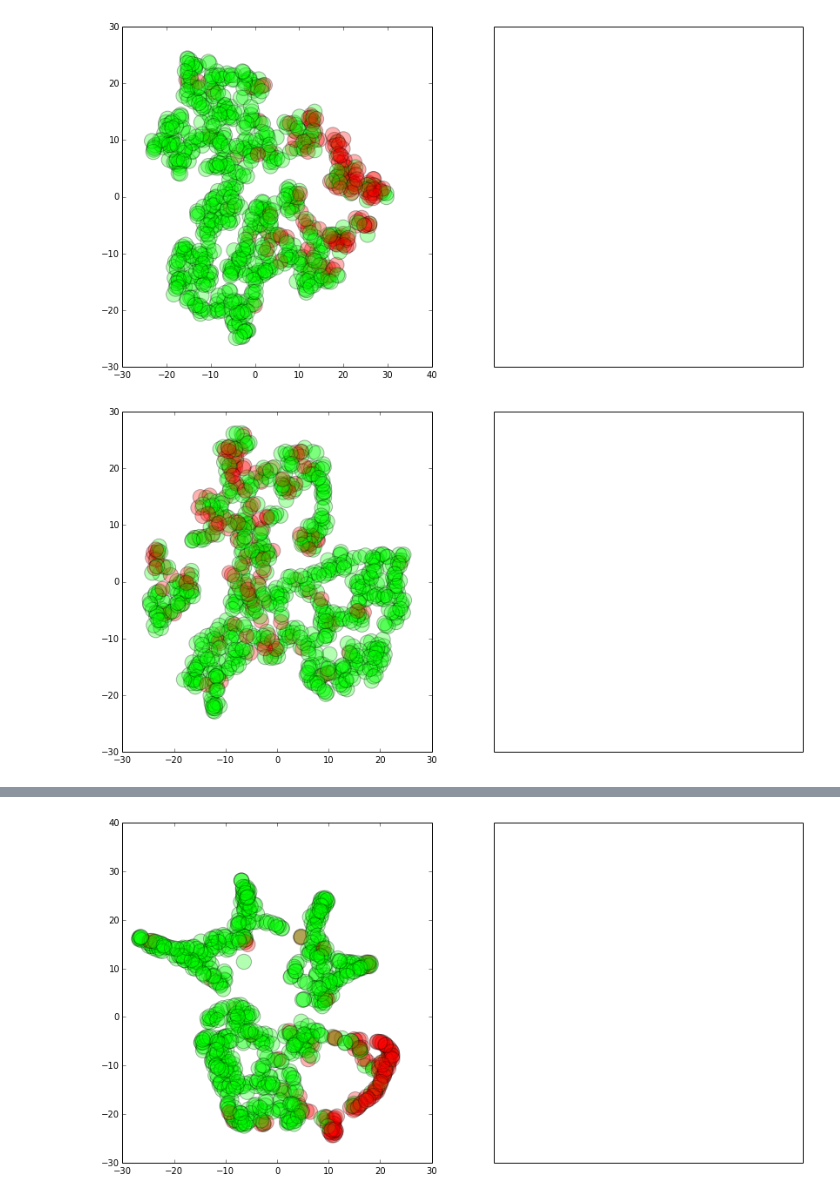
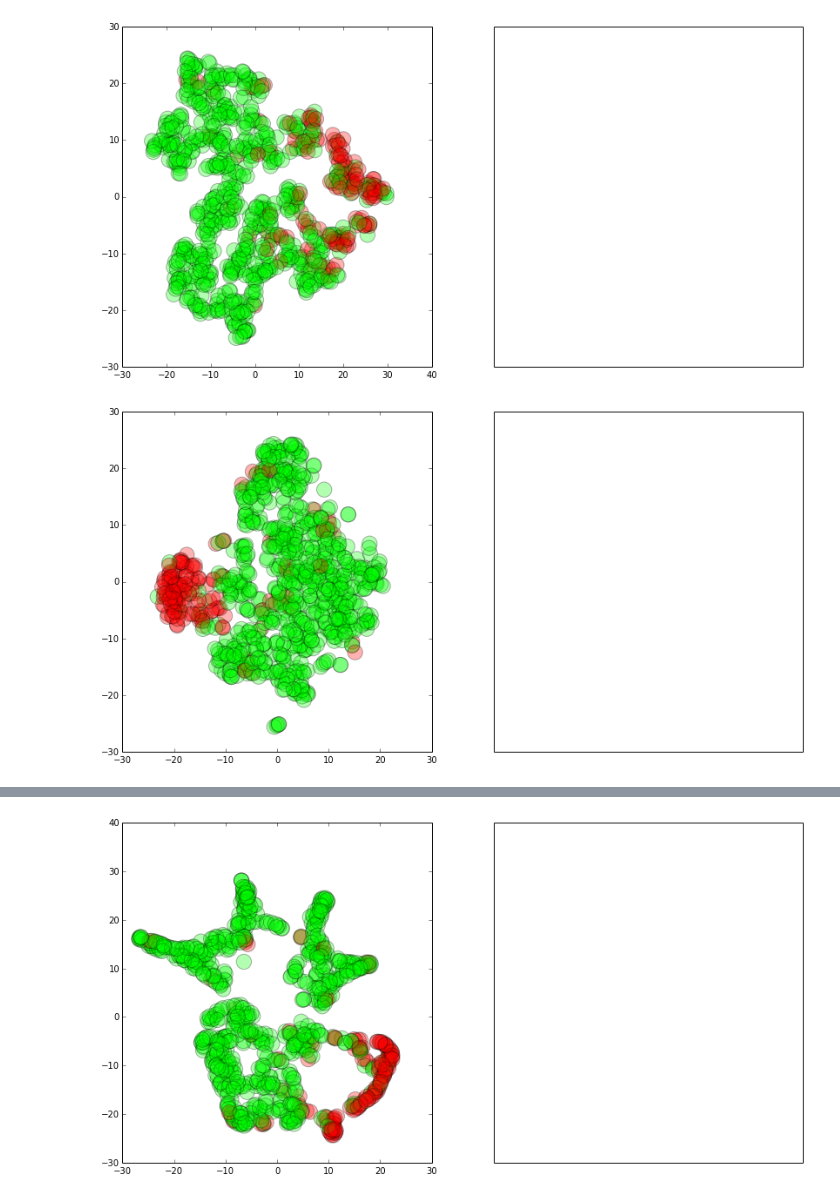
Before and after one commit to jkcn90/kaggle_galaxy_zoo, a Jupyter notebook: Plotting.ipynb, the cells around one changed output, grey strips where cells are left out. Saved outputs shown, nothing was run; the diff lists cells and outputs as text; code cells hidden in the pictures.

```diff
--- a/Plotting.ipynb
+++ b/Plotting.ipynb
@@ -21,10 +21,10 @@ plot_projection(X_random, y)
 # %% [output]
 [figure]
 # %%
-X_pca = decomposition.PCA(n_components=2, whiten=True).fit_transform(X)
+X_pca = decomposition.PCA(n_components=6, whiten=True).fit_transform(X)
 plot_projection(X_pca, y)
 # %% [output]
-[figure, old version]
+[figure, new version]
 # %%
 X_iso = manifold.Isomap(n_neighbors=5, n_components=6).fit_transform(X)
 plot_projection(X_iso, y)
```
Also changed, not shown: parts of 4 cells of this notebook, 1 other file.
